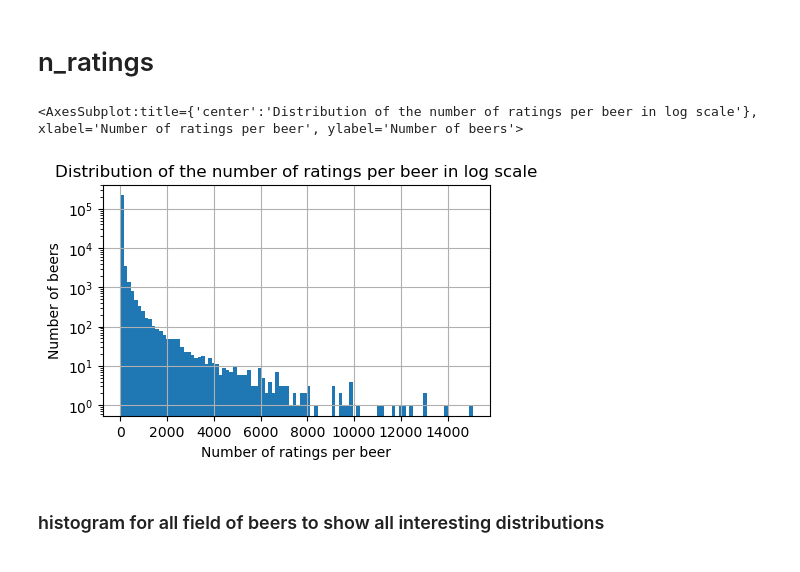
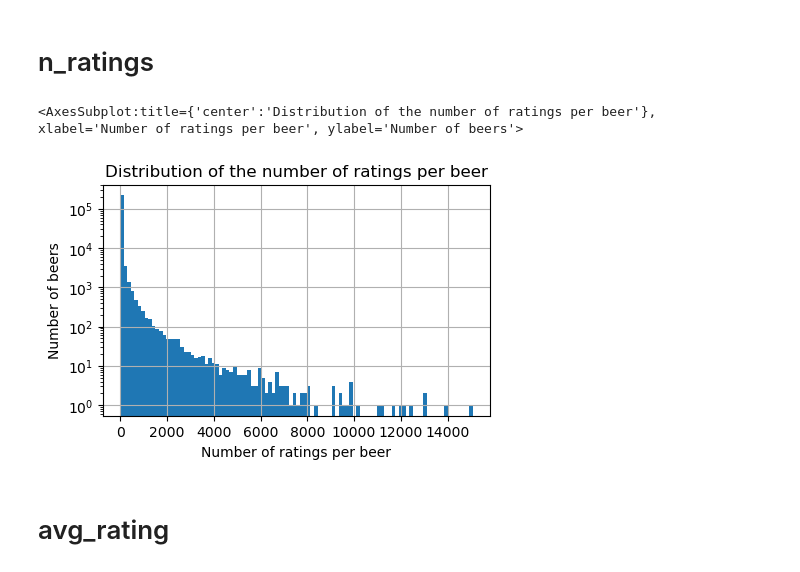
Before and after one commit to epfl-ada/ada-2022-project-analyteam, a Jupyter notebook: processing_beers.ipynb, the cells around one changed output. Drawn from its saved outputs; the diff is of its cells as text; code cells hidden in the pictures.

Commit message:
completed descriptive stats for beers

```diff
--- a/processing_beers.ipynb
+++ b/processing_beers.ipynb
@@ -182,19 +216,20 @@ What is the ratio of number of ratings for beers with a BA or Bros score to the
 # %%
 # show the distribution of the number of ratings per beer in log scale
 # set the figure size
 plt.figure(figsize=(5, 3))
 
-#set title
-plt.title("Distribution of the number of ratings per beer in log scale")
-
 # set x and y axis labels
 plt.xlabel("Number of ratings per beer")
 plt.ylabel("Number of beers")
 
+# set the title
+plt.title("Distribution of the number of ratings per beer")
+
+# plot the histogram
 beers_ddf["n_ratings"].hist(bins=100, log=True)
 # %% [output]
-<AxesSubplot:title={'center':'Distribution of the number of ratings per beer in log scale'}, xlabel='Number of ratings per beer', ylabel='Number of beers'>
+<AxesSubplot:title={'center':'Distribution of the number of ratings per beer'}, xlabel='Number of ratings per beer', ylabel='Number of beers'>
-[figure, old version]
+[figure, new version]
-# %% [markdown]
-### histogram for all field of beers to show all interesting distributions
+# %% [markdown]
+# avg_rating
 # %%
```
Also changed, not shown: parts of 4 cells of this notebook.
